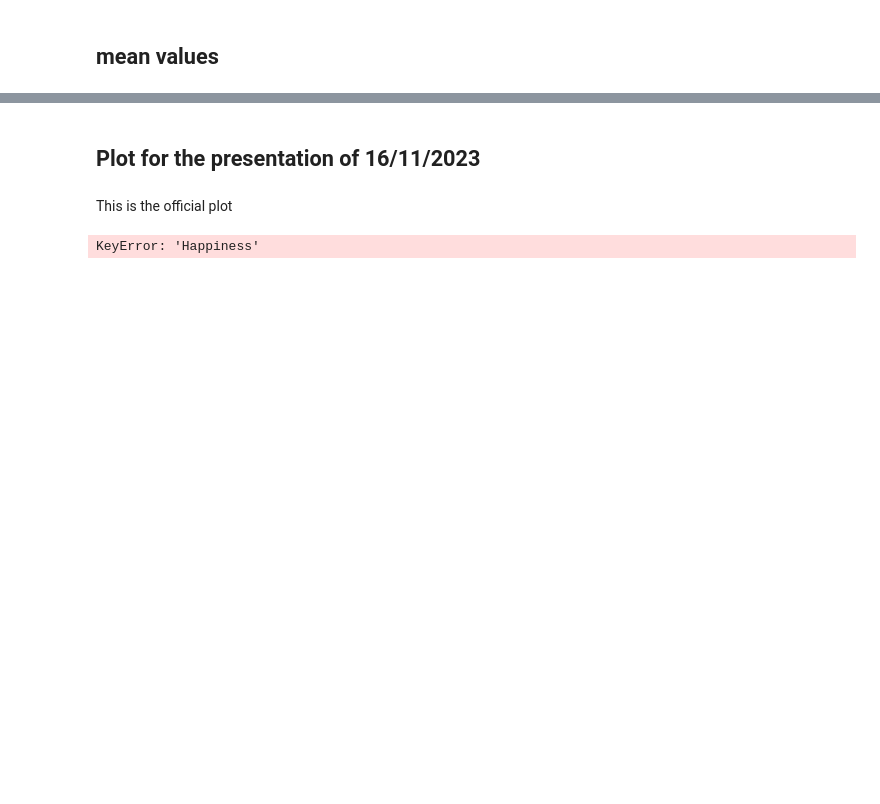
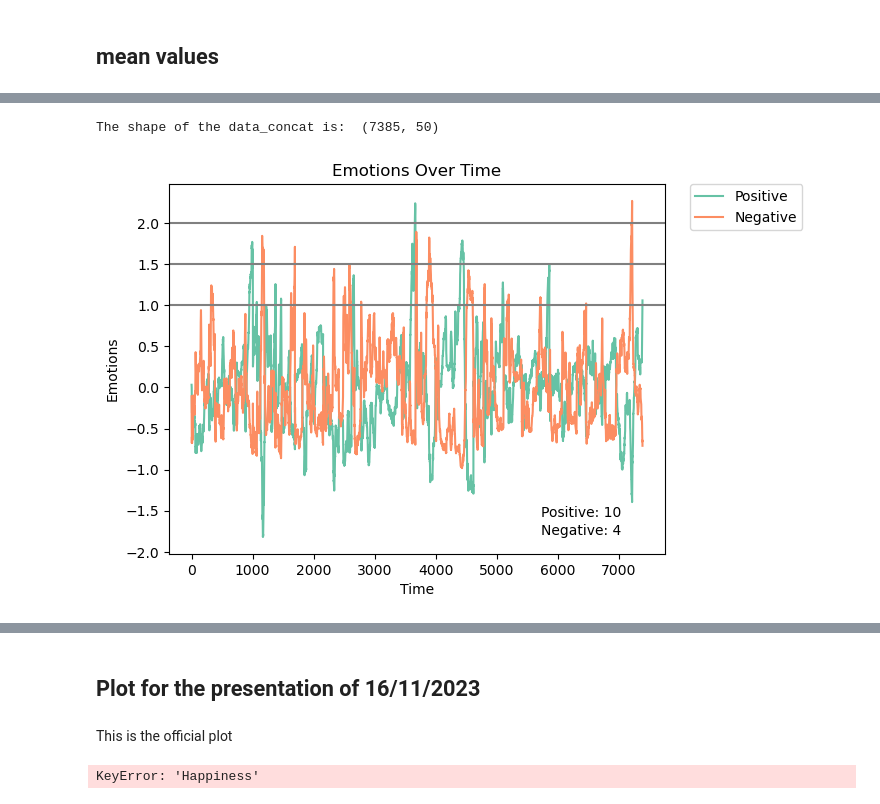
Before and after one commit to silviiaromanato/HigherOrder, a Jupyter notebook: Code/PLS_Silvia/PLS_peaks.ipynb, the cells around one changed output, grey strips where cells are left out. Drawn from its saved outputs; the diff is of its cells as text; code cells hidden in the pictures; blank space fills up the shorter version.

Commit message:
mean and helpers

```diff
--- a/Code/PLS_Silvia/PLS_peaks.ipynb
+++ b/Code/PLS_Silvia/PLS_peaks.ipynb
@@ -155,4 +97,0 @@ for movie in movies:
-# %%
-labels = pd.read_json(f'/Users/silviaromanato/Desktop/SEMESTER_PROJECT/Material/Data/EmoData/Annot13_{movie}_stim.json')[['Columns']]
-data = pd.read_csv(f'/Users/silviaromanato/Desktop/SEMESTER_PROJECT/Material/Data/EmoData/Annot13_{movie}_stim.tsv', sep = '\t', header = None)
-data
@@ -313 +171,66 @@ print(count_pts)
+# %%
+import matplotlib.pyplot as plt
+import seaborn as sns
+import pandas as pd
+
+def concat_emo(server = True):
+    list_movies = ['AfterTheRain', 'BetweenViewings', 'BigBuckBunny', 'Chatter', 'FirstBite', 'LessonLearned', 'Payload', 'Sintel', 'Spaceman', 'Superhero', 'TearsOfSteel', 'TheSecretNumber', 'ToClaireFromSonny', 'YouAgain']
+    data_concat = pd.DataFrame()
+    for movie_name in list_movies:
+        if server == True:
+            PATH  = '/media/miplab-nas2/Data2/Movies_Emo/Flavia_E3/EmoData'
+        else:
+            PATH = '/Users/silviaromanato/Desktop/SEMESTER_PROJECT/Material/Data/EmoData'
+        labels = pd.read_json(PATH + f'/Annot13_{movie_name}_stim.json')
+        data = pd.read_csv(PATH + f'/Annot13_{movie_name}_stim.tsv', sep = '\t', header = None)
+        data.columns = labels['Columns']
+        data_concat = pd.concat([data_concat, data], axis=0)
+    data_concat.reset_index(drop=True, inplace=True)
+    print('The shape of the data_concat is: ', data_concat.shape)
+    return data_concat
+
+def count_emotions_above_threshold(data, threshold, emotions):
+    """Counts the number of points above a given threshold for specified emotions."""
+    return len(data[data[emotions].mean(axis=1) > threshold])
+
+def plot_emotions(data, threshold, positive_count, negative_count):
+    """Plots emotions with annotations."""
+    sns.set_palette(sns.color_palette("Set2", 8))
+    plt.plot(data['positive'], label='Positive', color=sns.color_palette()[0])
+    plt.plot(data['negative'], label='Negative', color=sns.color_palette()[1])
+    for thr in threshold:
+        plt.axhline(y=thr, color='grey', linestyle='-')
+    plt.xlabel('Time')
+    plt.ylabel('Emotions')
+    plt.title(f'Emotions Over Time')
+    plt.legend(bbox_to_anchor=(1.05, 1), loc='upper left', borderaxespad=0.)
+    plt.annotate(f'Positive: {positive_count}', xy=(0.75, 0.10), xycoords='axes fraction')
+    plt.annotate(f'Negative: {negative_count}', xy=(0.75, 0.05), xycoords='axes fraction')
+    plt.show()
+
+def counting_points(thresholds):
+    """Counts the number of points above given thresholds for positive and negative emotions."""
+    count_pts = {}
+    positive_emotions = ['Love', 'Regard', 'WarmHeartedness', 'Pride', 'Satisfaction', 'Happiness']
+    negative_emotions = ['Sad', 'Anxiety', 'Fear', 'Guilt', 'Disgust', 'Anger']
+
+    data = concat_emo(server = False)
+    data['positive'] = data[positive_emotions].mean(axis=1)
+    data['negative'] = data[negative_emotions].mean(axis=1)
+
+    for thr in thresholds:
+        positive_count = count_emotions_above_threshold(data, thr, positive_emotions)
+        negative_count = count_emotions_above_threshold(data, thr, negative_emotions)
+        count_pts[thr] = {'positive': positive_count, 'negative': negative_count, 'All Movie': len(data)}
+
+    plot_emotions(data, thresholds, positive_count, negative_count)
+
+    return count_pts
+
+# Example usage:
+thresholds = [1, 1.5, 2]  # Example thresholds
+results = counting_points(thresholds)
+# %% [output]
+The shape of the data_concat is:  (7385, 50)
+[figure, added]
 # %%
```
Also changed, not shown: parts of 18 cells of this notebook, 3 other files.
